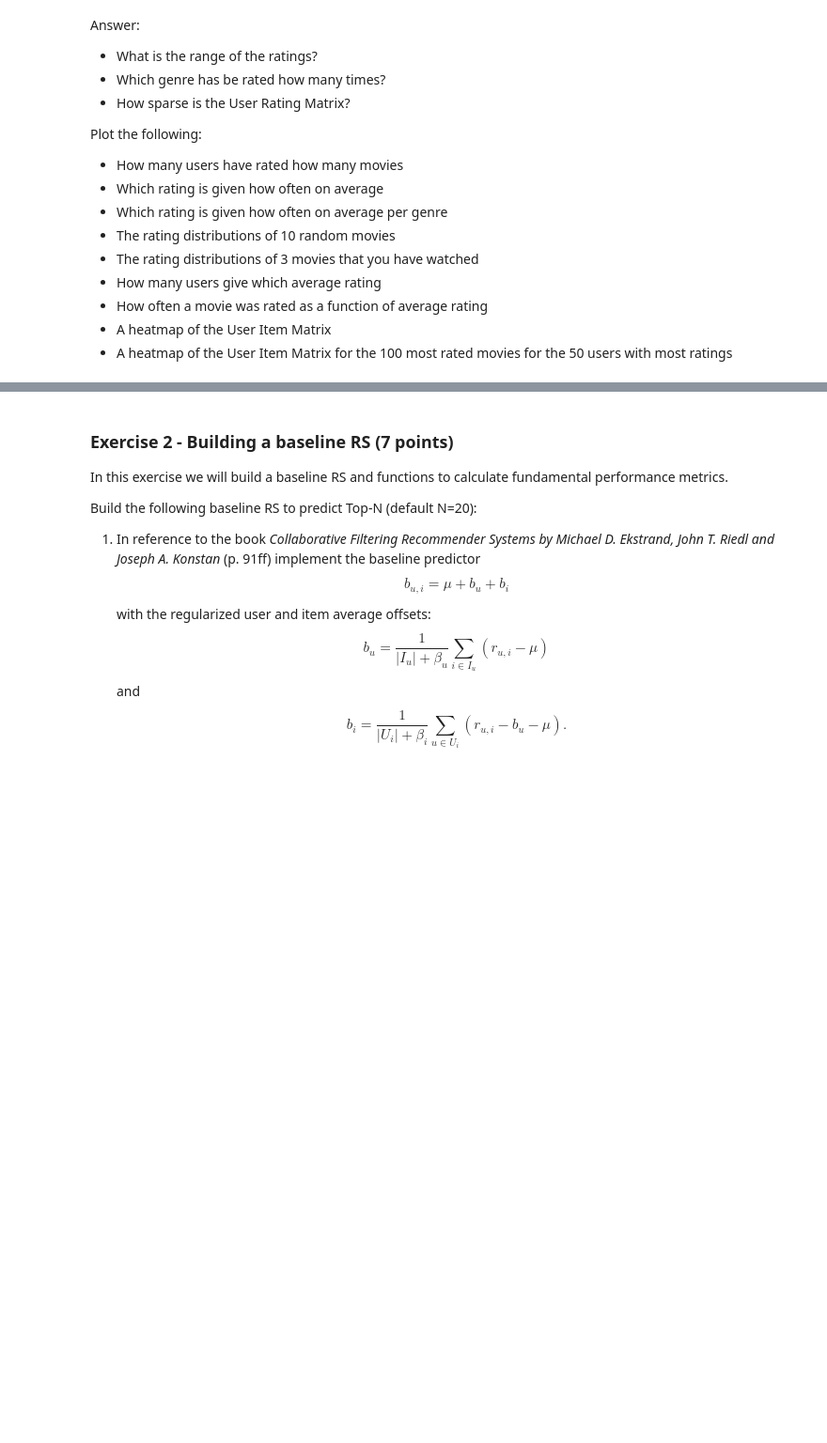
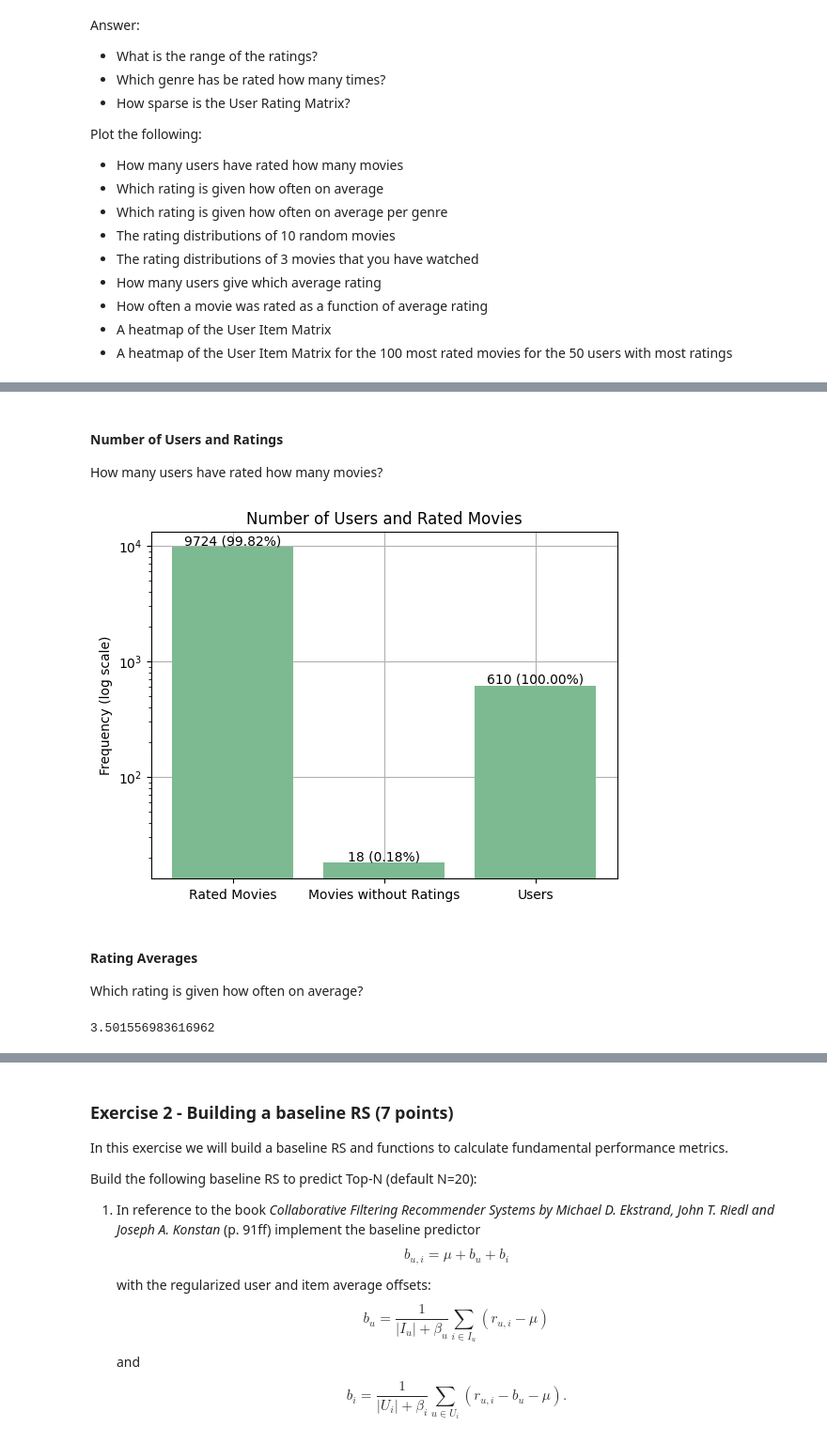
Before and after one commit to okaynils/fhnw-ds-rsy, a Jupyter notebook: MiniChallenge/RSY_ MiniChallenge_FS24.ipynb, the cells around one changed output, grey strips where cells are left out. Shown: that part at 94% size. Drawn from its saved outputs; the diff is of its cells as text; code cells hidden in the pictures; blank space fills up the shorter version.

Commit message:
added first couple of eda plots

```diff
--- a/MiniChallenge/RSY_ MiniChallenge_FS24.ipynb
+++ b/MiniChallenge/RSY_ MiniChallenge_FS24.ipynb
@@ -47,0 +83,38 @@ Plot the following:
+# %% [markdown]
+#### Number of Users and Ratings
+How many users have rated how many movies?
+# %%
+n_movies = df_movies['movieId'].nunique()
+n_users = df_ratings['userId'].nunique()
+n_rated_movies = df_ratings['movieId'].nunique()
+
+values = [n_rated_movies, n_movies-n_rated_movies, n_users]
+percentages = [(100 * value / total if total > 0 else 0) for value, total in zip(values, [n_movies, n_movies, n_users])]
+
+fig, ax = plt.subplots()
+
+bars = ax.bar(['Rated Movies', 'Movies without Ratings', 'Users'],
+              values,
+              zorder=3)
+
+for bar, value, percentage in zip(bars, values, percentages):
+    height = bar.get_height()
+    ax.text(bar.get_x() + bar.get_width() / 2, height,
+            f'{value} ({percentage:.2f}%)',
+            ha='center', va='bottom' if height > 0 else 'top')
+
+ax.grid(True, zorder=0)
+ax.set_ylabel('Frequency (log scale)')
+ax.set_title('Number of Users and Rated Movies')
+ax.set_yscale('log')
+
+plt.show()
+# %% [output]
+[figure, added]
+# %% [markdown]
+#### Rating Averages
+Which rating is given how often on average?
+# %%
+df_ratings['rating'].mean()
+# %% [output]
+3.501556983616962
```
Also changed, not shown: parts of 12 cells of this notebook, 3 other files.
